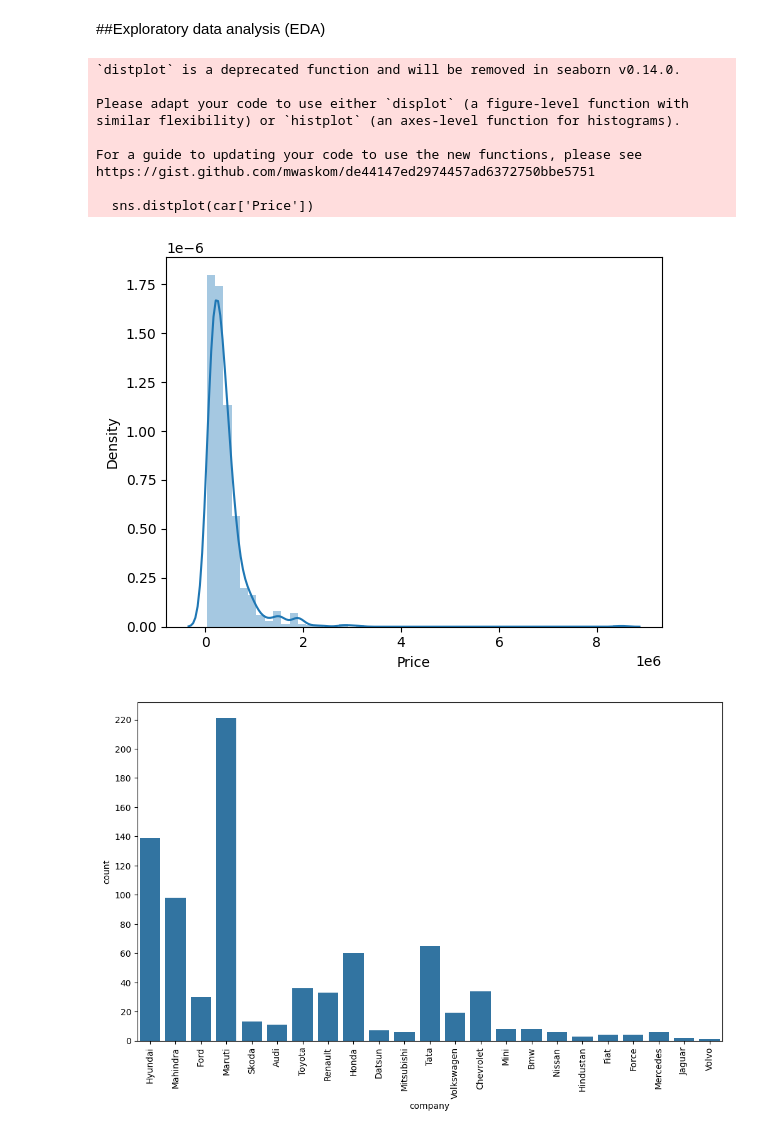
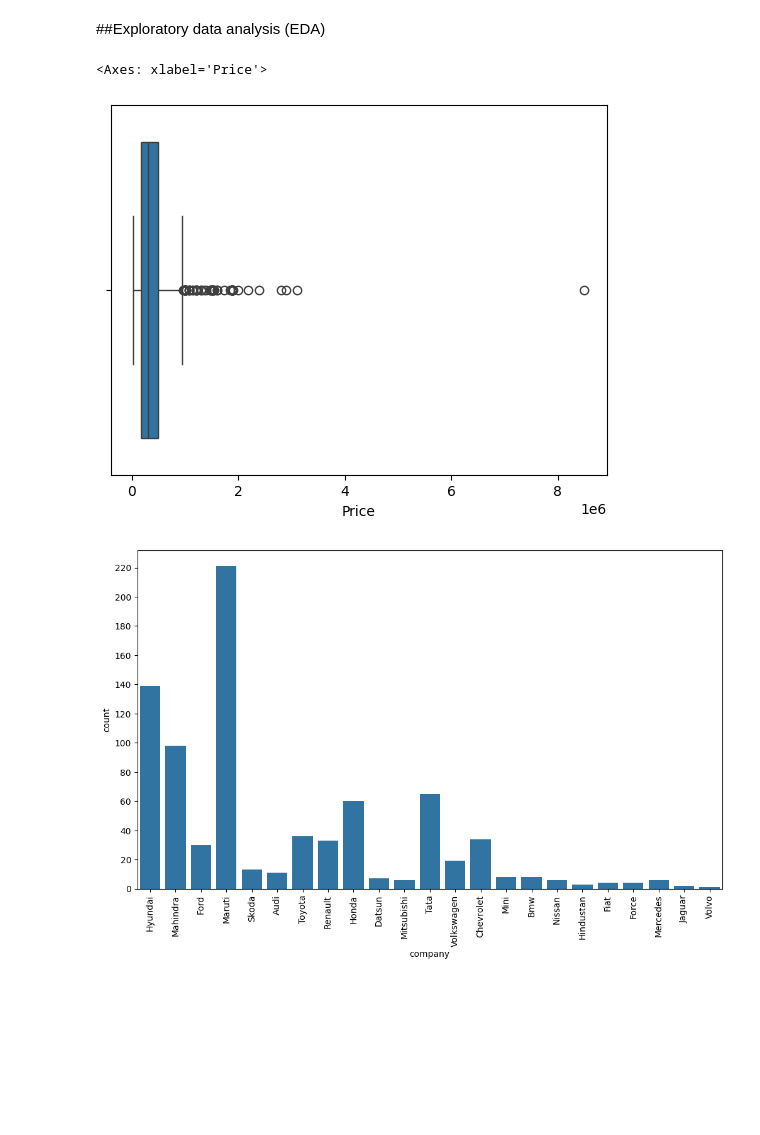
Before and after one commit to syed-ateeb-naveed/ML-CEP, a Jupyter notebook: ML_CEP.ipynb, the cells around one changed output. Drawn from its saved outputs; the diff is of its cells as text; code cells hidden in the pictures; blank space fills up the shorter version.

```diff
--- a/ML_CEP.ipynb
+++ b/ML_CEP.ipynb
@@ -360,22 +354,13 @@ car
 814 rows × 6 columns
 # %% [markdown]
 ##Exploratory data analysis (EDA)
-# %%
-# prompt: plot price on y axis and no. of cars on x axis
-
-sns.distplot(car['Price'])
-plt.show()
-# %% [output]
-`distplot` is a deprecated function and will be removed in seaborn v0.14.0.
-
-Please adapt your code to use either `displot` (a figure-level function with
-similar flexibility) or `histplot` (an axes-level function for histograms).
-
-For a guide to updating your code to use the new functions, please see
-https://gist.github.com/mwaskom/de44147ed2974457ad6372750bbe5751
-
-  sns.distplot(car['Price'])
-[figure, removed]
+# %%
+# prompt: plot price so that I may detect outliers
+
+sns.boxplot(x=car['Price'])
+# %% [output]
+<Axes: xlabel='Price'>
+[figure, added]
 # %%
 plt.figure(figsize=(12, 7))
 sns.countplot(x='company', data=car)
```
Also changed, not shown: parts of 20 cells of this notebook.
